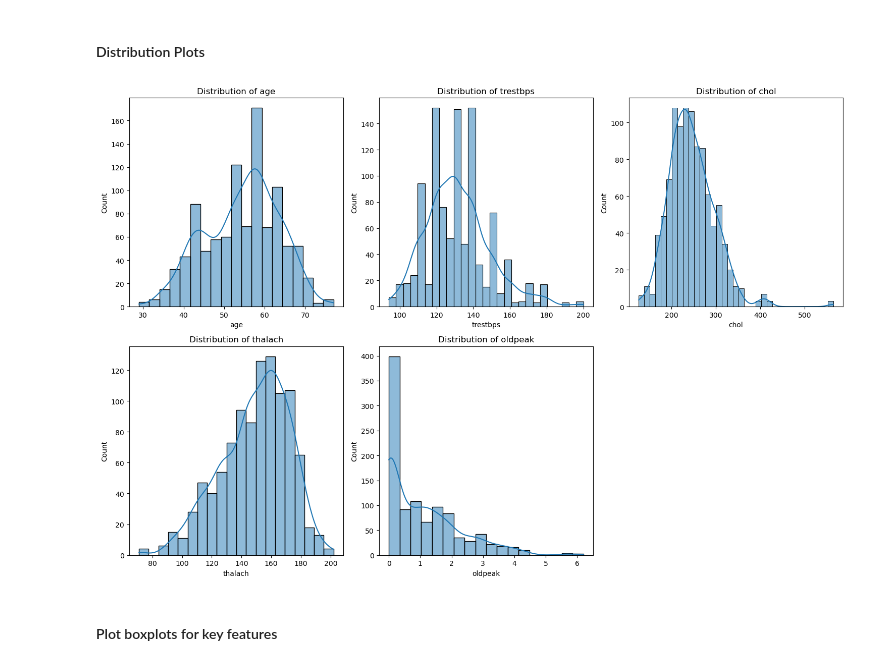
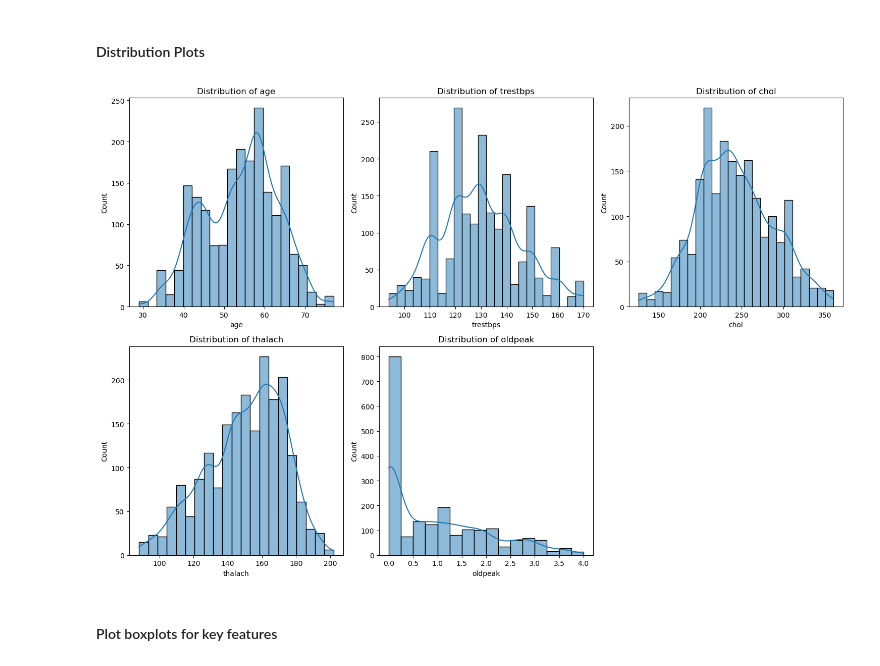
Before and after one commit to nenghakheng/Multi-Disease-Prediction, a Jupyter notebook: notebooks/EDA/heart_disease_eda.ipynb, the cells around one changed output. Cells and saved outputs as stored; diff of their text form; code cells hidden in the pictures.

Commit message:
Finalize EDA for all diseases

```diff
--- a/notebooks/heart_disease_eda.ipynb
+++ b/notebooks/EDA/heart_disease_eda.ipynb
@@ -295,15 +295,15 @@ heart_disease_featurized = heart_disease[relevant_features]
 # %%
 # Plot distribution of key features
 key_features = ['age', 'trestbps', 'chol', 'thalach', 'oldpeak']
 plt.figure(figsize=(15, 10))
 for i, feature in enumerate(key_features):
     plt.subplot(2, 3, i+1)
-    sns.histplot(heart_disease[feature], kde=True)
+    sns.histplot(bootstrapped_data[feature], kde=True)
     plt.title(f'Distribution of {feature}')
 plt.tight_layout()
 plt.show()
 # %% [output]
-[figure, old version]
+[figure, new version]
 # %% [markdown]
 #### Plot boxplots for key features
 # %%
```
Also changed, not shown: parts of 4 cells of this notebook, 6 other files.
